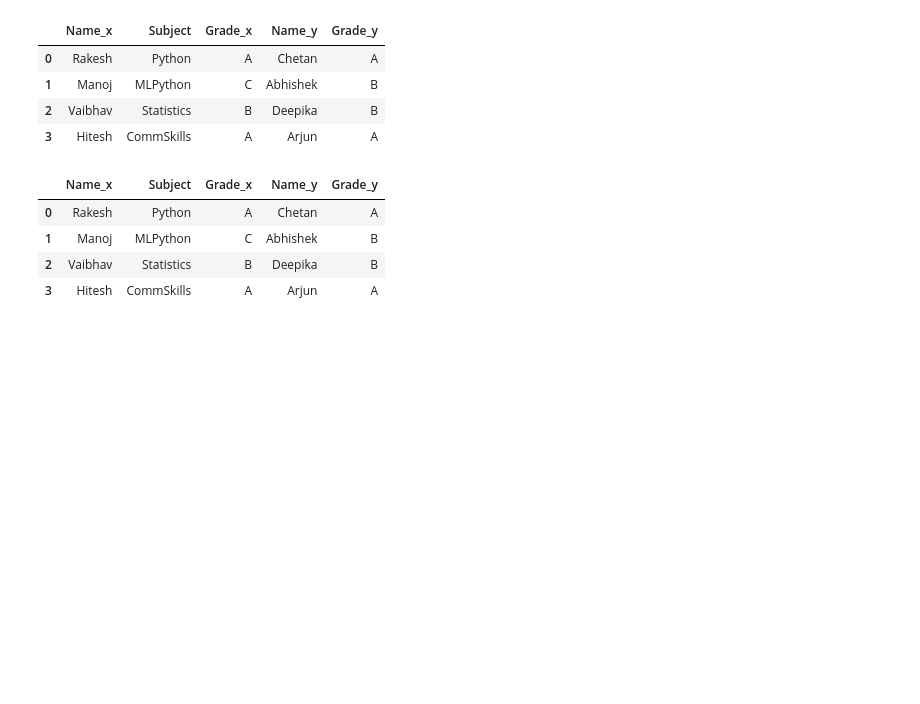
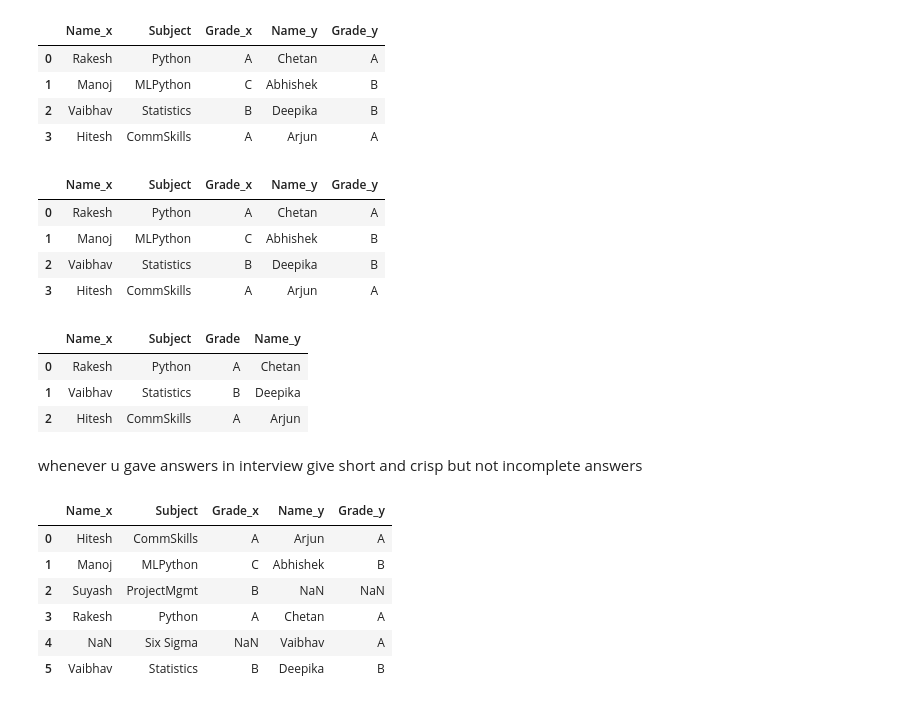
Before and after one commit to chaitanysaraswat/Advanced-Analytics-Using-Statistics, a Jupyter notebook: lecture4.ipynb, the cells around one changed output. Saved outputs shown, nothing was run; the diff lists cells and outputs as text; code cells hidden in the pictures; blank space fills up the shorter version.

```diff
--- a/lecture4.ipynb
+++ b/lecture4.ipynb
@@ -219,3 +219,22 @@ pd.merge(pune,mumbai,on='Subject',how='inner') #x=pune,y=mumbai
 | 1 | Manoj | MLPython | C | Abhishek | B |
 | 2 | Vaibhav | Statistics | B | Deepika | B |
 | 3 | Hitesh | CommSkills | A | Arjun | A |
+# %%
+pd.merge(pune,mumbai,on=['Subject','Grade']) #represent x=pune,y=mumbai it is by default
+# %% [output]
+|  | Name_x | Subject | Grade | Name_y |
+| 0 | Rakesh | Python | A | Chetan |
+| 1 | Vaibhav | Statistics | B | Deepika |
+| 2 | Hitesh | CommSkills | A | Arjun |
+# %% [markdown]
+whenever u gave answers in interview give short and crisp but not incomplete answers
+# %%
+pd.merge(pune,mumbai,on='Subject',how='outer')#outer join uses or
+# %% [output]
+|  | Name_x | Subject | Grade_x | Name_y | Grade_y |
+| 0 | Hitesh | CommSkills | A | Arjun | A |
+| 1 | Manoj | MLPython | C | Abhishek | B |
+| 2 | Suyash | ProjectMgmt | B | NaN | NaN |
+| 3 | Rakesh | Python | A | Chetan | A |
+| 4 | NaN | Six Sigma | NaN | Vaibhav | A |
+| 5 | Vaibhav | Statistics | B | Deepika | B |
```
Also changed, not shown: parts of 3 cells of this notebook.
